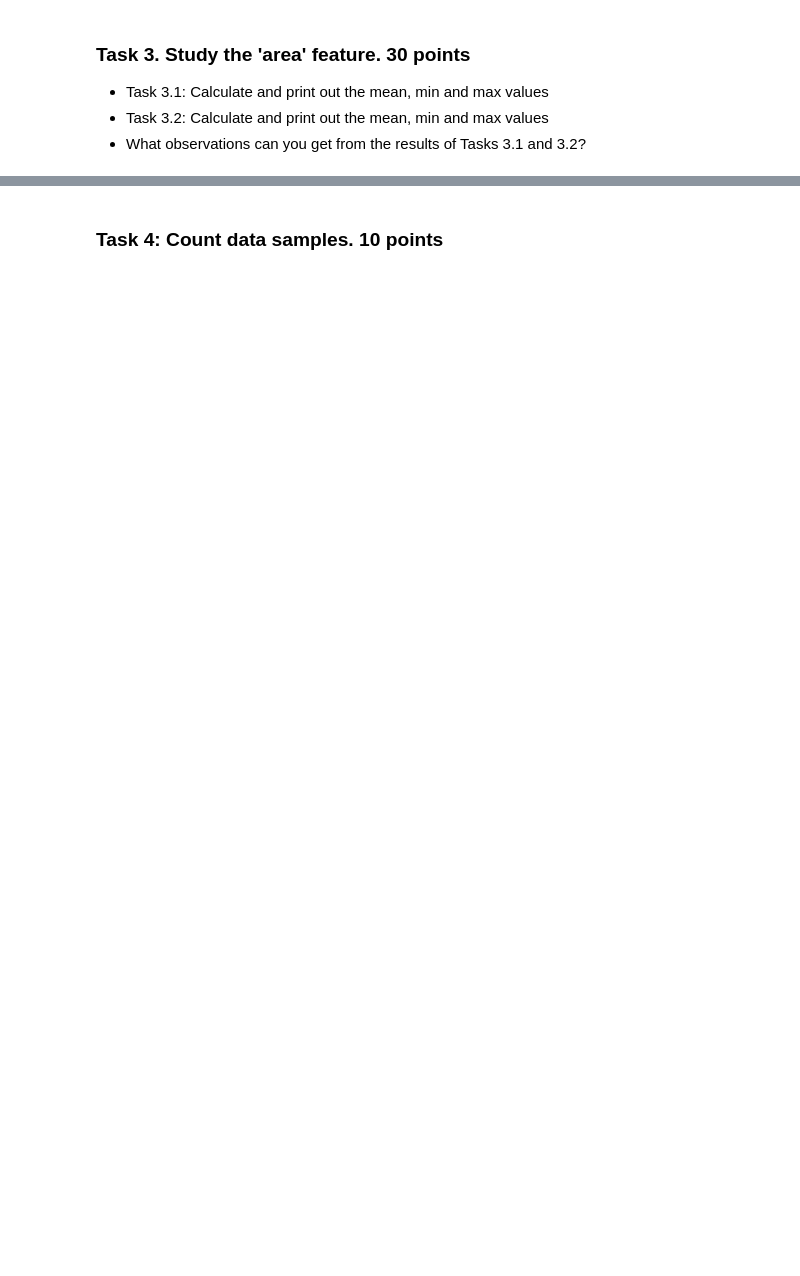
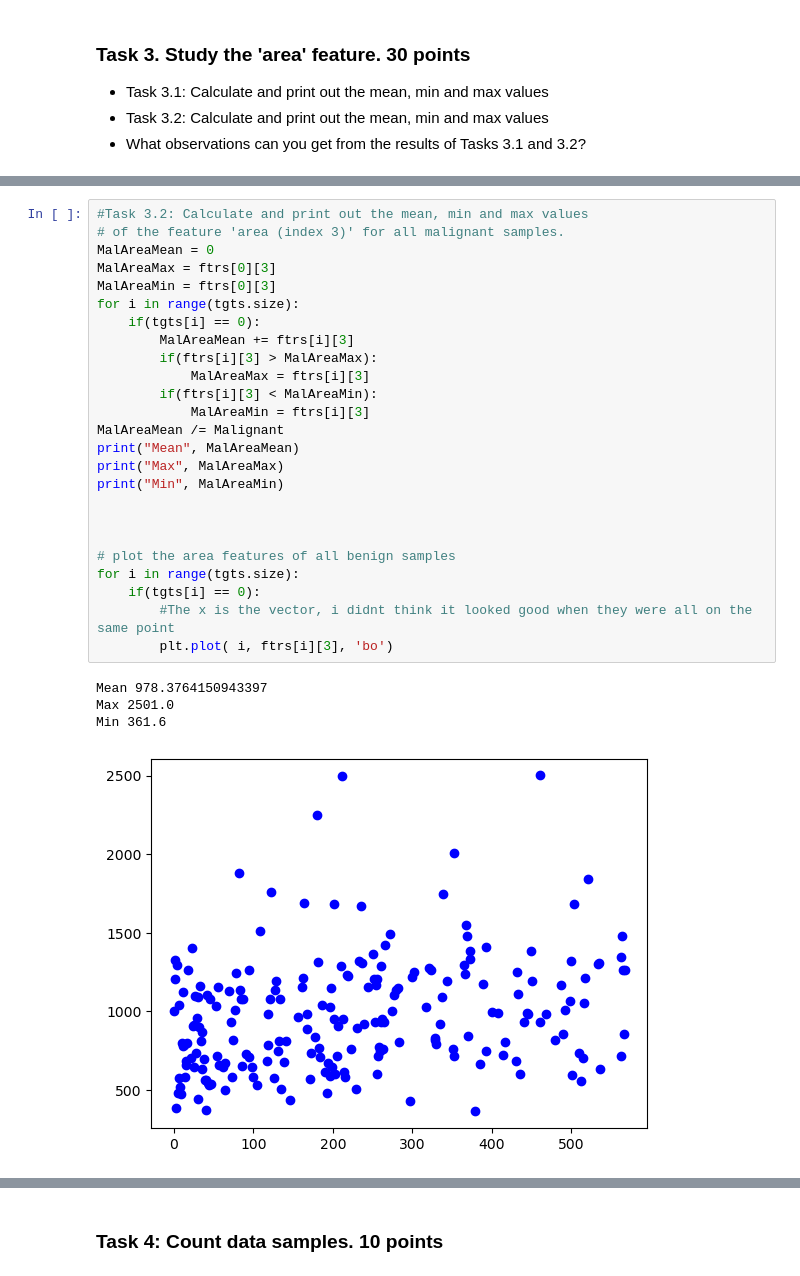
Before and after one commit to RCP-2001/MachineLearning, a Jupyter notebook: Homework/mach.ipynb, the cells around one changed output, grey strips where cells are left out. Drawn from its saved outputs; the diff is of its cells as text; blank space fills up the shorter version.

```diff
--- a/Homework/mach.ipynb
+++ b/Homework/mach.ipynb
@@ -180,3 +240,33 @@ Let the user input a sample index (0 to 568), and your code will output the feat
+# %%
+#Task 3.2: Calculate and print out the mean, min and max values
+# of the feature 'area (index 3)' for all malignant samples.
+MalAreaMean = 0
+MalAreaMax = ftrs[0][3]
+MalAreaMin = ftrs[0][3]
+for i in range(tgts.size):
+    if(tgts[i] == 0):
+        MalAreaMean += ftrs[i][3]
+        if(ftrs[i][3] > MalAreaMax):
+            MalAreaMax = ftrs[i][3]
+        if(ftrs[i][3] < MalAreaMin):
+            MalAreaMin = ftrs[i][3]
+MalAreaMean /= Malignant
+print("Mean", MalAreaMean)
+print("Max", MalAreaMax)
+print("Min", MalAreaMin)
+
+
+
+# plot the area features of all benign samples
+for i in range(tgts.size):
+    if(tgts[i] == 0):
+        #The x is the vector, i didnt think it looked good when they were all on the same point
+        plt.plot( i, ftrs[i][3], 'bo')
+# %% [output]
+Mean 978.3764150943397
+Max 2501.0
+Min 361.6
+[figure, added]
 # %% [markdown]
 #### Task 3.3: What observations can you get from the results of Tasks 3.1 and 3.2?
 
```
Also changed, not shown: parts of 12 cells of this notebook, 1 other file.
